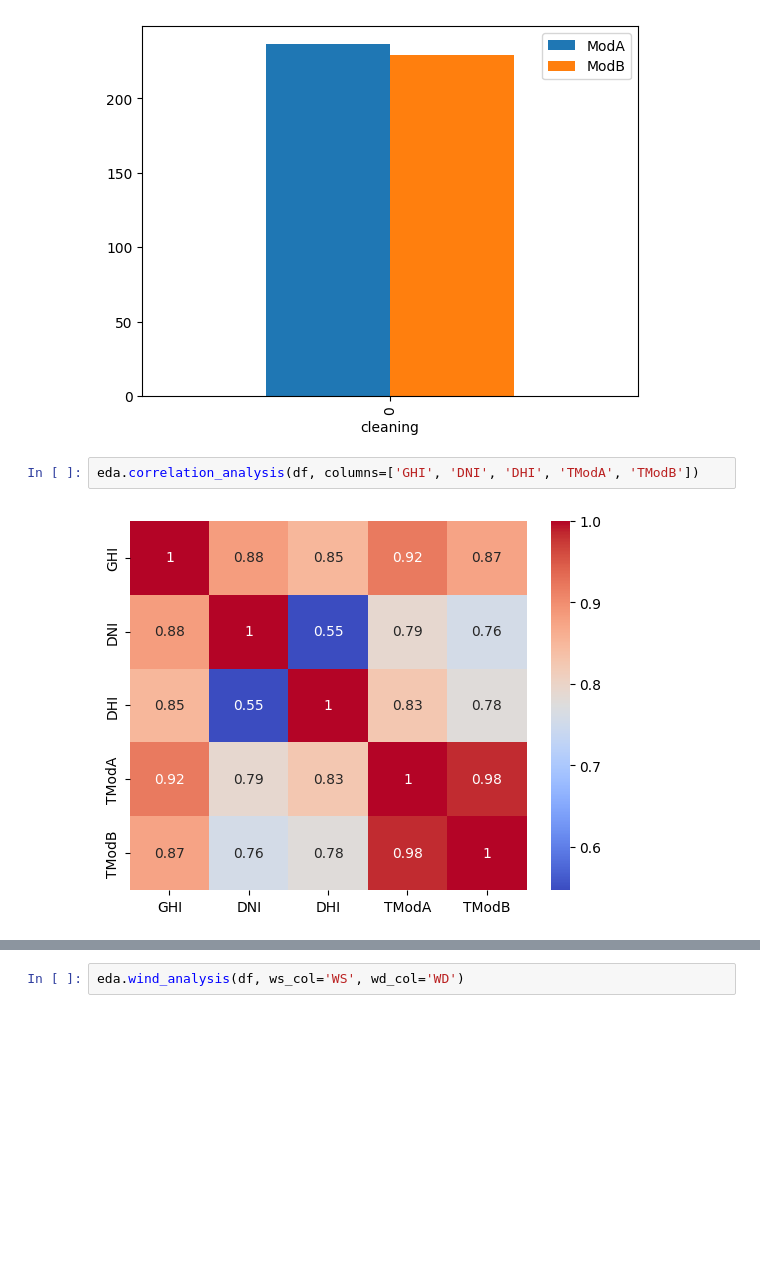
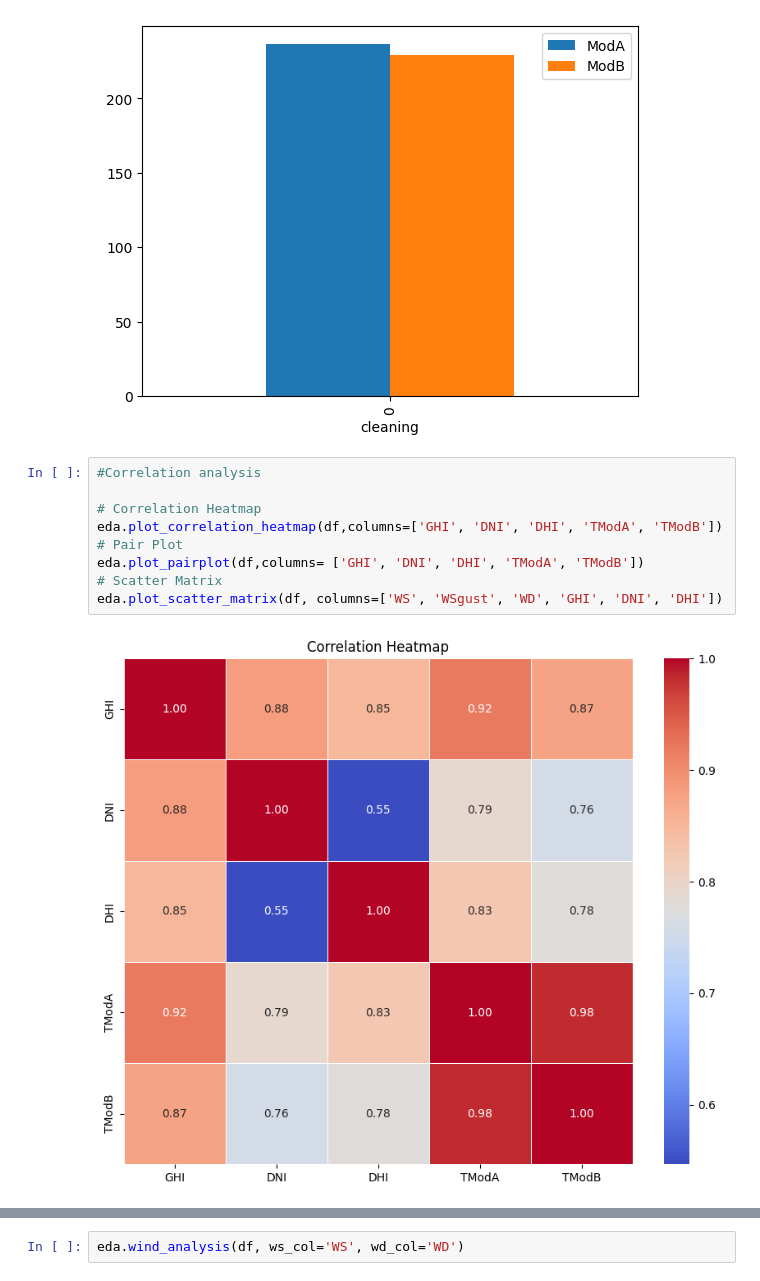
Before and after one commit to YonatanMoges/solar-radiation-data, a Jupyter notebook: notebooks/benin.ipynb, the cells around one changed output, grey strips where cells are left out. Drawn from its saved outputs; the diff is of its cells as text; blank space fills up the shorter version.

```diff
--- a/notebooks/benin.ipynb
+++ b/notebooks/benin.ipynb
@@ -68,7 +68,14 @@ eda.time_series_analysis(df, date_column='Timestamp', value_columns=['GHI', 'DNI
 eda.cleaning_impact(df, cleaning_col='Cleaning', mod_columns=['ModA', 'ModB'])
 # %% [output]
 [figure]
-# %%
-eda.correlation_analysis(df, columns=['GHI', 'DNI', 'DHI', 'TModA', 'TModB'])
-# %% [output]
-[figure, removed]
+# %%
+#Correlation analysis
+
+# Correlation Heatmap
+eda.plot_correlation_heatmap(df,columns=['GHI', 'DNI', 'DHI', 'TModA', 'TModB'])
+# Pair Plot
+eda.plot_pairplot(df,columns= ['GHI', 'DNI', 'DHI', 'TModA', 'TModB'])
+# Scatter Matrix
+eda.plot_scatter_matrix(df, columns=['WS', 'WSgust', 'WD', 'GHI', 'DNI', 'DHI'])
+# %% [output]
+[figure, added]
```
Also changed, not shown: parts of 4 cells of this notebook, 2 other files.
